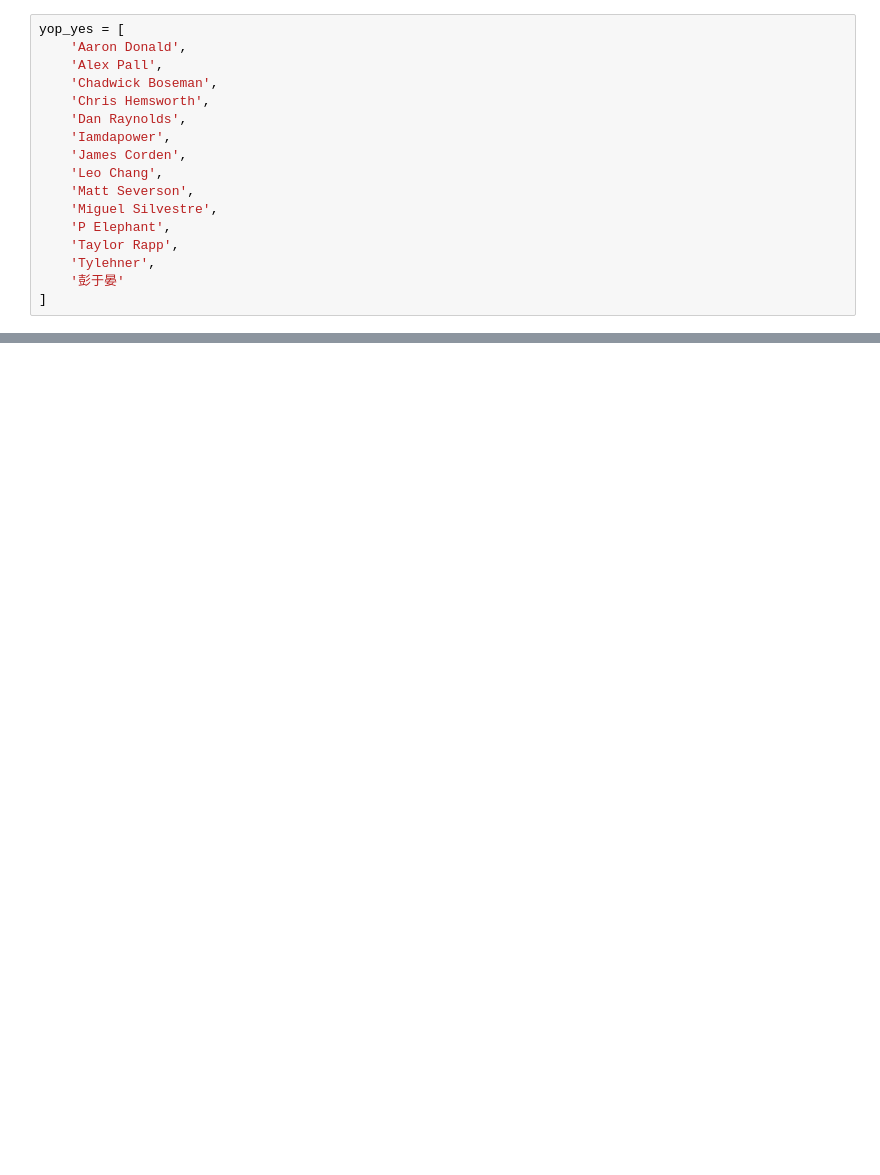
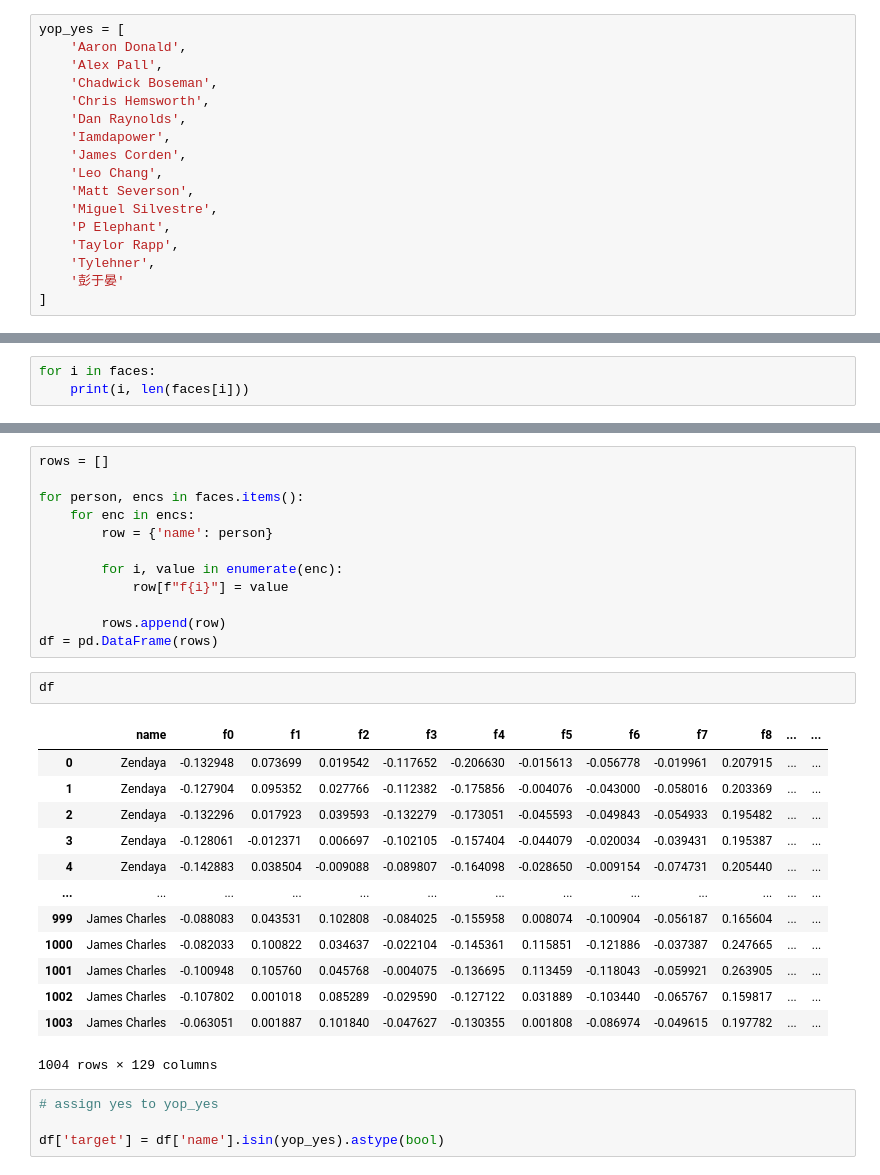
Before and after one commit to yop-x/superfacial, a Jupyter notebook: face_recog.ipynb, the cells around one changed output, grey strips where cells are left out. Saved outputs shown, nothing was run; the diff lists cells and outputs as text; blank space fills up the shorter version.

```diff
--- a/face_recog.ipynb
+++ b/face_recog.ipynb
@@ -133,0 +150,3 @@ KeyError: 'Zendaya'
+# %%
+for i in faces:
+    print(i, len(faces[i]))
@@ -133,0 +171,32 @@ KeyError: 'Zendaya'
+# %%
+rows = []
+
+for person, encs in faces.items():
+    for enc in encs:
+        row = {'name': person}
+
+        for i, value in enumerate(enc):
+            row[f"f{i}"] = value
+
+        rows.append(row)
+df = pd.DataFrame(rows)
+# %%
+df
+# %% [output]
+|  | name | f0 | f1 | f2 | f3 | f4 | f5 | f6 | f7 | f8 | ... | ... |
+| 0 | Zendaya | -0.132948 | 0.073699 | 0.019542 | -0.117652 | -0.206630 | -0.015613 | -0.056778 | -0.019961 | 0.207915 | ... | ... |
+| 1 | Zendaya | -0.127904 | 0.095352 | 0.027766 | -0.112382 | -0.175856 | -0.004076 | -0.043000 | -0.058016 | 0.203369 | ... | ... |
+| 2 | Zendaya | -0.132296 | 0.017923 | 0.039593 | -0.132279 | -0.173051 | -0.045593 | -0.049843 | -0.054933 | 0.195482 | ... | ... |
+| 3 | Zendaya | -0.128061 | -0.012371 | 0.006697 | -0.102105 | -0.157404 | -0.044079 | -0.020034 | -0.039431 | 0.195387 | ... | ... |
+| 4 | Zendaya | -0.142883 | 0.038504 | -0.009088 | -0.089807 | -0.164098 | -0.028650 | -0.009154 | -0.074731 | 0.205440 | ... | ... |
+| ... | ... | ... | ... | ... | ... | ... | ... | ... | ... | ... | ... | ... |
+| 999 | James Charles | -0.088083 | 0.043531 | 0.102808 | -0.084025 | -0.155958 | 0.008074 | -0.100904 | -0.056187 | 0.165604 | ... | ... |
+| 1000 | James Charles | -0.082033 | 0.100822 | 0.034637 | -0.022104 | -0.145361 | 0.115851 | -0.121886 | -0.037387 | 0.247665 | ... | ... |
+| 1001 | James Charles | -0.100948 | 0.105760 | 0.045768 | -0.004075 | -0.136695 | 0.113459 | -0.118043 | -0.059921 | 0.263905 | ... | ... |
+| 1002 | James Charles | -0.107802 | 0.001018 | 0.085289 | -0.029590 | -0.127122 | 0.031889 | -0.103440 | -0.065767 | 0.159817 | ... | ... |
+| 1003 | James Charles | -0.063051 | 0.001887 | 0.101840 | -0.047627 | -0.130355 | 0.001808 | -0.086974 | -0.049615 | 0.197782 | ... | ... |
+1004 rows × 129 columns
+# %%
+# assign yes to yop_yes
+
+df['target'] = df['name'].isin(yop_yes).astype(bool)
```
Also changed, not shown: parts of 12 cells of this notebook.
